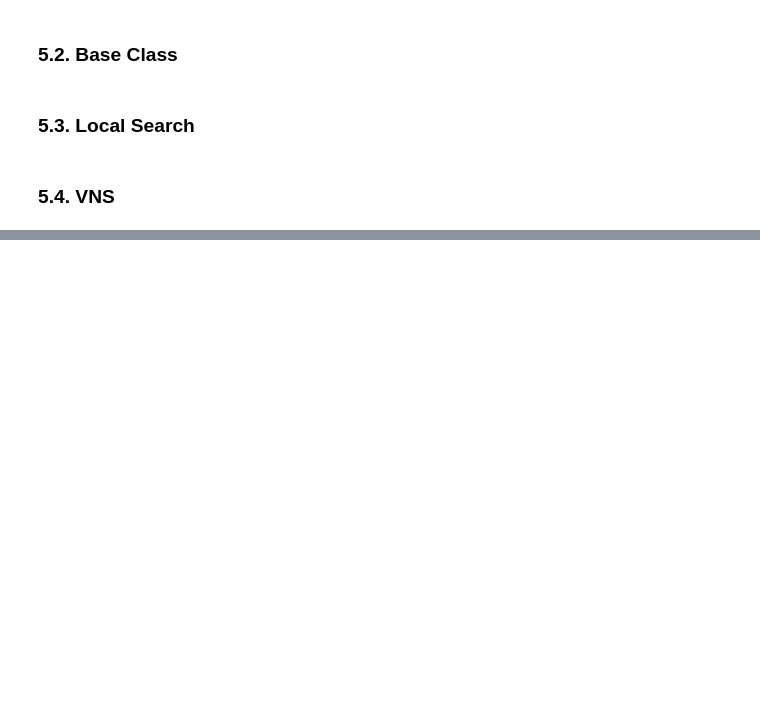
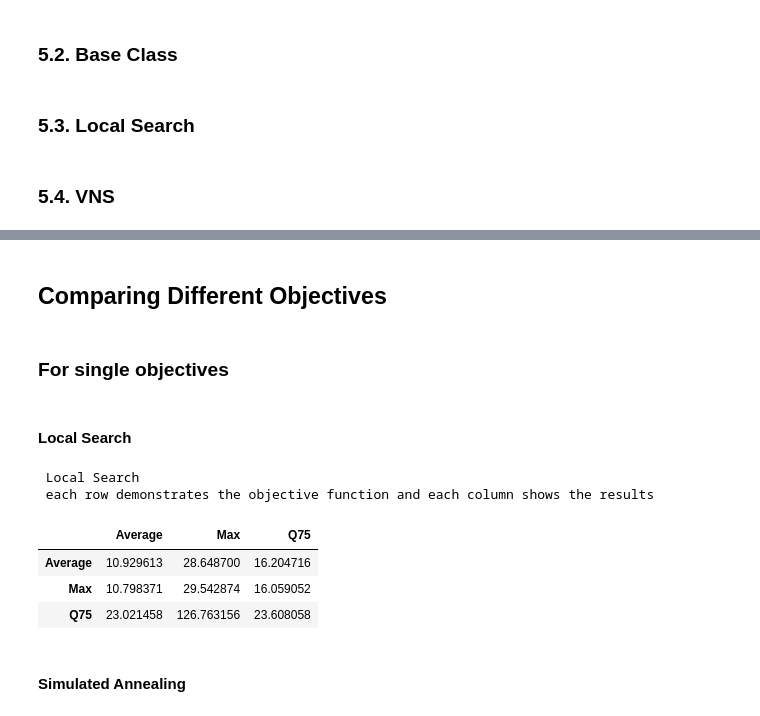
Before and after one commit to TengXu94/simulation-and-optimization, a Jupyter notebook: group_5_project/Group_5_Simulation.ipynb, the cells around one changed output, grey strips where cells are left out. Cells and saved outputs as stored; diff of their text form; code cells hidden in the pictures; blank space fills up the shorter version.

```diff
--- a/group_5_project/Group_5_Simulation.ipynb
+++ b/group_5_project/Group_5_Simulation.ipynb
@@ -1254,6 +1267,9 @@ class LocalSearch(AlgorithmSingleObjective):
             self.history_bestsol.append(self.best_value)
         end_time = timeit.default_timer()
         self.time = end_time - start_time
+        self.best_value_max = self.best_solution.waiting_time_max
+        self.best_value_average = self.best_solution.waiting_time_average
+        self.best_value_q75 = self.best_solution.waiting_time_q75
 
     def plot_ls(self):
 
@@ -1723,0 +1670,4 @@ AttributeError: 'VNSMultiObj' object has no attribute 'print_pareto_frontier'
+# %% [markdown]
+## Comparing Different Objectives
+# %% [markdown]
+### For single objectives
@@ -1723,0 +1678,39 @@ AttributeError: 'VNSMultiObj' object has no attribute 'print_pareto_frontier'
+# %% [markdown]
+#### Local Search
+# %%
+local_search_average = LocalSearch(rg_, init_sol, n_iteration, wt_obj='average')
+local_search_average.run(which_neighbor=1)
+
+init_sol.change_wt_obj("max")
+local_search_max = LocalSearch(rg_, init_sol, n_iteration, wt_obj='max')
+local_search_max.run(which_neighbor=1)
+
+init_sol.change_wt_obj("q75")
+local_search_q75 = LocalSearch(rg_, init_sol, n_iteration, wt_obj='q75')
+local_search_q75.run(which_neighbor=1)
+# %%
+x = {'Average':[local_search_average.best_value_average,
+                local_search_max.best_value_average,
+                local_search_q75.best_value_average],
+     'Max':[local_search_average.best_value_max,
+            local_search_max.best_value_max,
+            local_search_q75.best_value_max,],
+     'Q75': [local_search_average.best_value_q75,
+             local_search_max.best_value_q75,
+             local_search_q75.best_value_q75]}
+
+LS_Objs = pd.DataFrame(x)
+LS_Objs.index = ['Average', 'Max', 'Q75']
+
+print("\033[1m Local Search \033[0m")
+print("\033[3m each row demonstrates the objective function and each column shows the results \033[0m")
+display(LS_Objs)
+# %% [output]
+ Local Search
+ each row demonstrates the objective function and each column shows the results
+|  | Average | Max | Q75 |
+| Average | 10.929613 | 28.648700 | 16.204716 |
+| Max | 10.798371 | 29.542874 | 16.059052 |
+| Q75 | 23.021458 | 126.763156 | 23.608058 |
+# %% [markdown]
+#### Simulated Annealing
```
Also changed, not shown: parts of 47 cells of this notebook.
